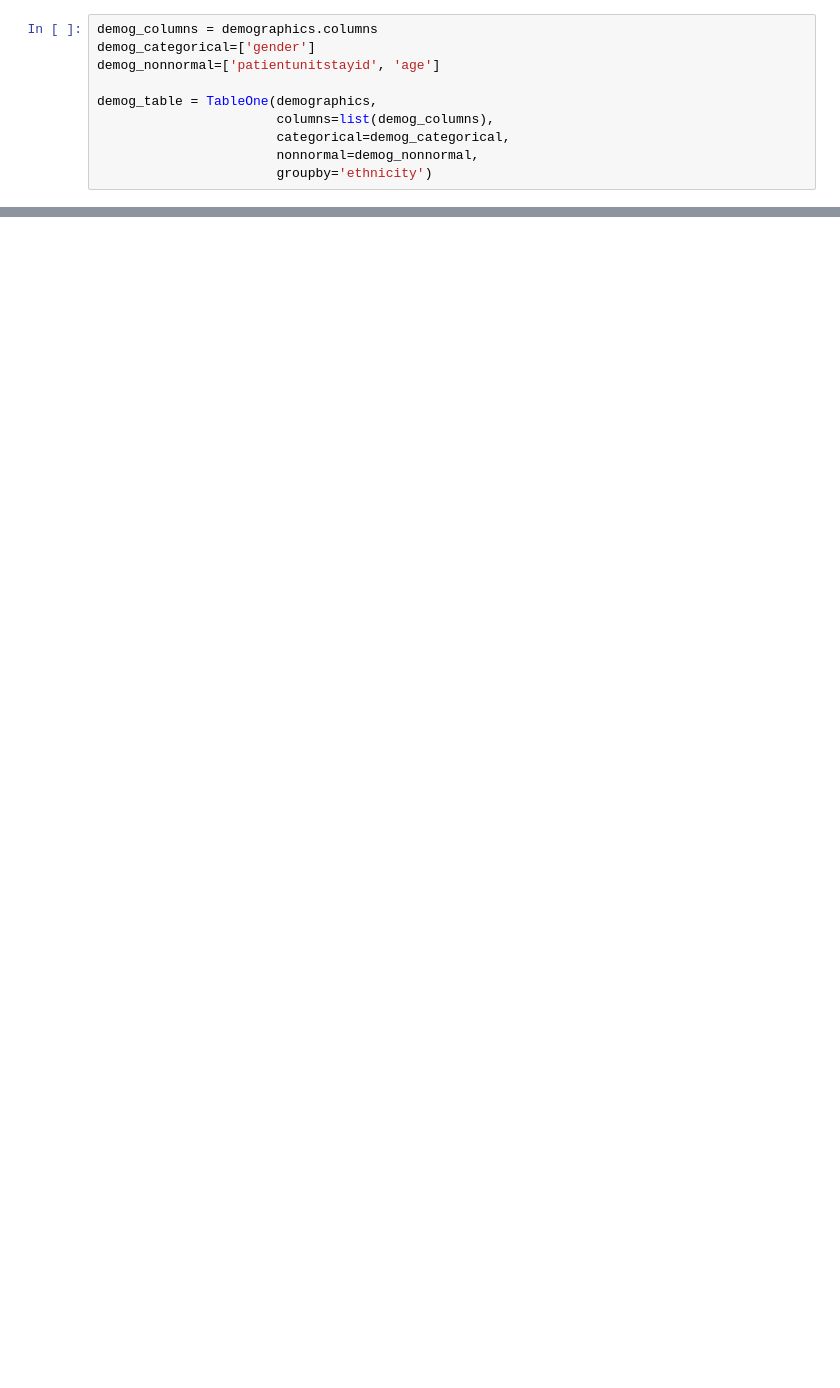
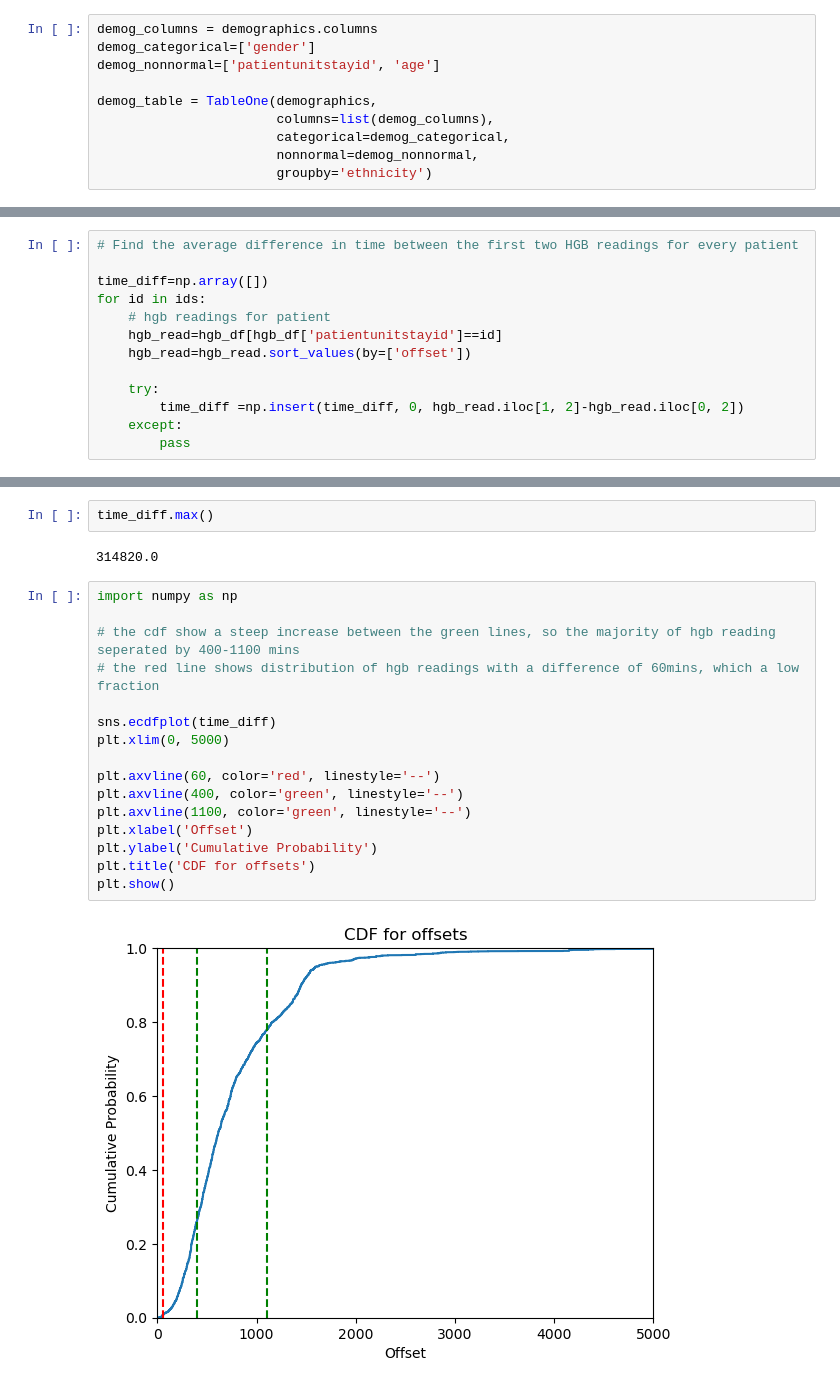
Before and after one commit to jhn-nt/hcrbct, a Jupyter notebook: bench.ipynb, the cells around one changed output, grey strips where cells are left out. Drawn from its saved outputs; the diff is of its cells as text; blank space fills up the shorter version.

```diff
--- a/bench.ipynb
+++ b/bench.ipynb
@@ -148,0 +221,13 @@ demog_table
+# %%
+# Find the average difference in time between the first two HGB readings for every patient
+
+time_diff=np.array([])
+for id in ids:
+    # hgb readings for patient
+    hgb_read=hgb_df[hgb_df['patientunitstayid']==id]
+    hgb_read=hgb_read.sort_values(by=['offset'])
+
+    try:
+        time_diff =np.insert(time_diff, 0, hgb_read.iloc[1, 2]-hgb_read.iloc[0, 2])
+    except:
+        pass
@@ -148,0 +240,22 @@ demog_table
+# %%
+time_diff.max()
+# %% [output]
+314820.0
+# %%
+import numpy as np
+
+# the cdf show a steep increase between the green lines, so the majority of hgb reading seperated by 400-1100 mins
+# the red line shows distribution of hgb readings with a difference of 60mins, which a low fraction
+
+sns.ecdfplot(time_diff)
+plt.xlim(0, 5000)
+
+plt.axvline(60, color='red', linestyle='--')
+plt.axvline(400, color='green', linestyle='--')
+plt.axvline(1100, color='green', linestyle='--')
+plt.xlabel('Offset')
+plt.ylabel('Cumulative Probability')
+plt.title('CDF for offsets')
+plt.show()
+# %% [output]
+[figure, added]
```
Also changed, not shown: parts of 18 cells of this notebook.
